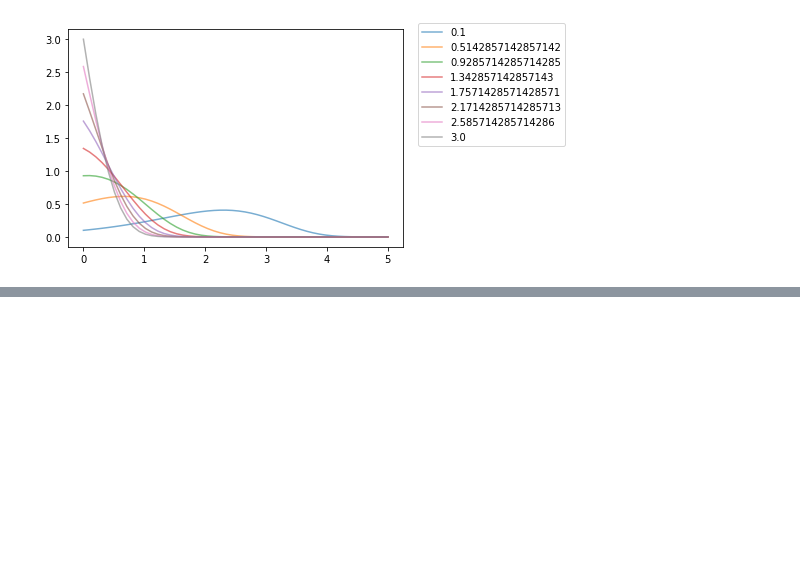
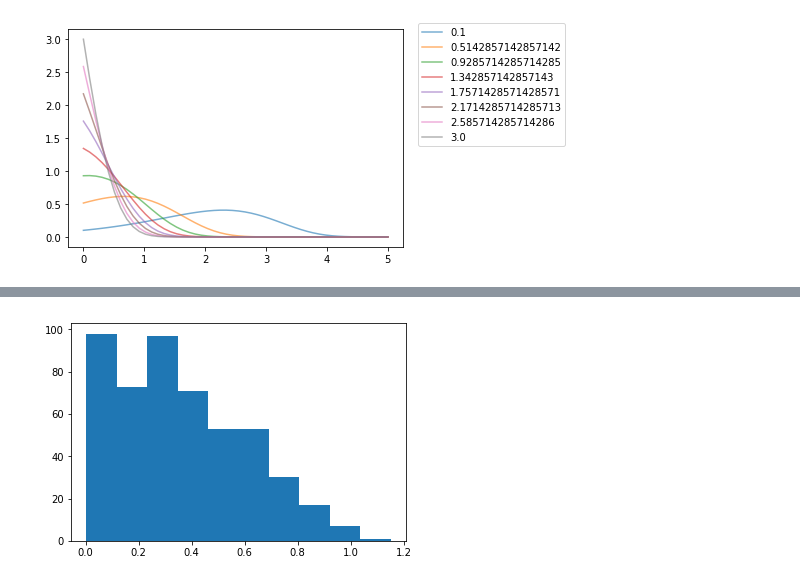
Before and after one commit to meyer-lab/tHMM, a Jupyter notebook: lineage/gompertz.ipynb, the cells around one changed output, grey strips where cells are left out. Saved outputs shown, nothing was run; the diff lists cells and outputs as text; code cells hidden in the pictures; blank space fills up the shorter version.

```diff
--- a/lineage/gompertz.ipynb
+++ b/lineage/gompertz.ipynb
@@ -24,0 +25,12 @@ plt.legend(loc='upper right', bbox_to_anchor=(1.5, 1.05))
+# %%
+cGom = 0.75
+tau = np.zeros((500, 8))
+
+for i in range(8):
+    for n in range(500):
+        tau[n, i] = sp.gompertz.rvs(cGom, scale=scale_list[i])
+# %%
+plt.hist(tau[:, 0], label=str(scale_list[0]))
+plt.show()
+# %% [output]
+[figure, added]
```
Also changed, not shown: parts of 1 cell of this notebook, 1 other file.
